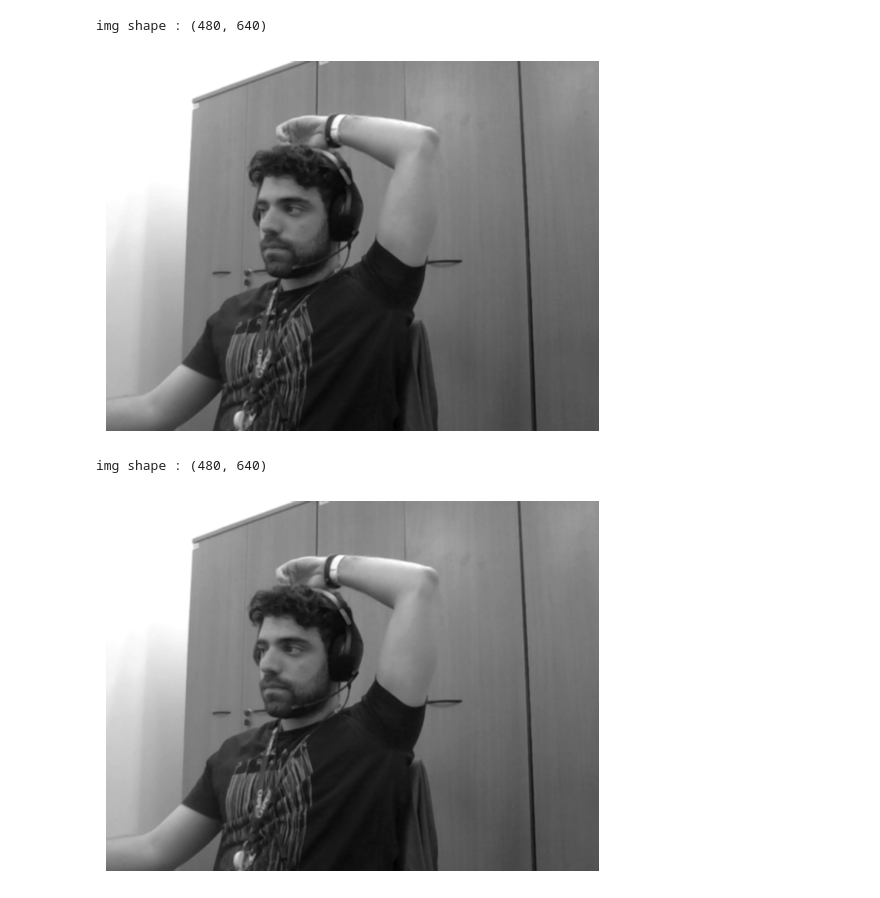
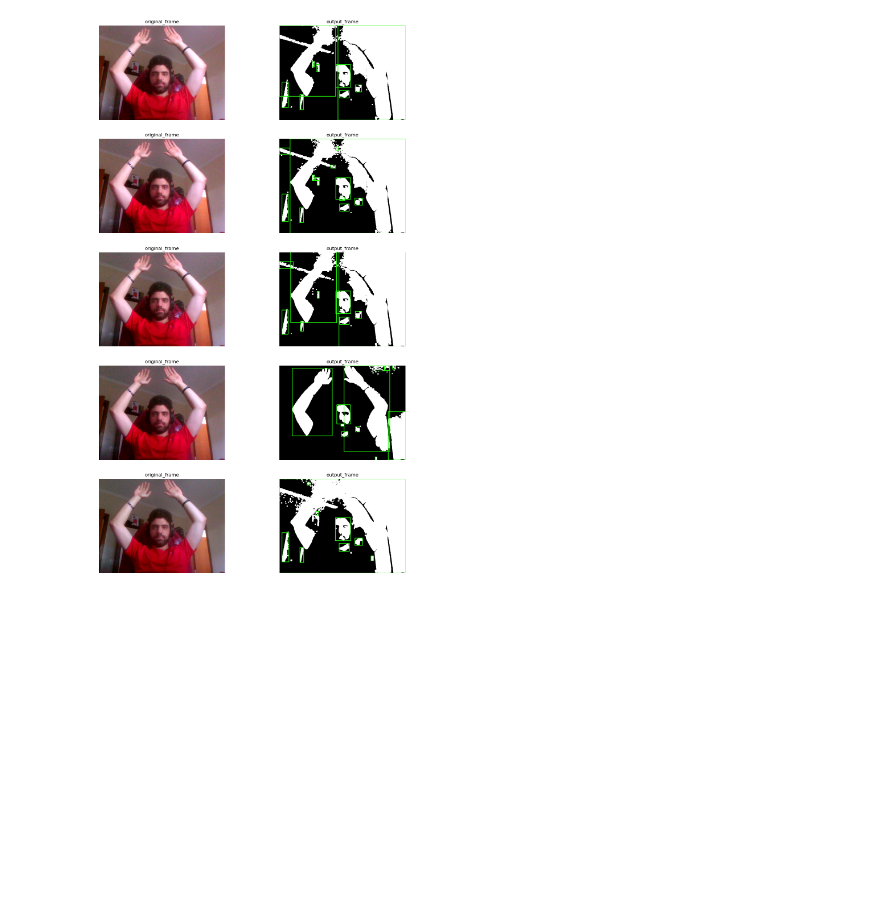
Before and after one commit to borin98/Introdu-o-ao-Processamento-de-Imagem-Digital, a Jupyter notebook: Trabalhos/Trabalho 5/Trabalho5Script.ipynb, the cells around one changed output. Drawn from its saved outputs; the diff is of its cells as text; code cells hidden in the pictures; blank space fills up the shorter version.

Commit message:
Esse commit contém os pré-processamentos feitos. Agora, preciso documentar e tirar a diferença de frame em cada imagem para detetar movimento

```diff
--- a/Trabalhos/Trabalho 5/Trabalho5Script.ipynb
+++ b/Trabalhos/Trabalho 5/Trabalho5Script.ipynb
@@ -105,2 +0,0 @@ def apply_gaussian_blur(dict_imgs: dict[int, np.ndarray], k_size: tuple[int, int
-# %%
-dict_val, _ = create_video_capture()
@@ -112,0 +162,2 @@ The video was successfully saved
+# %%
+dict_val, dict_val_out = create_video_capture(sigma_x=0.5, sigma_y=0.7, frames=30.0)
@@ -113,14 +183,18 @@ The video was successfully saved
 # %%
 # https://www.geeksforgeeks.org/python-create-video-using-multiple-images-using-opencv/
 # https://theailearner.com/2018/10/15/creating-video-from-images-using-opencv-python/
-for i in range(0, 2):
-    print("img shape : {}".format(dict_val[i].shape))
-    plt.imshow(dict_val[i], cmap="gray", vmin=dict_val[i].min(), vmax=dict_val[i].max())
-    plt.axis("off")
-    plt.show()
+_, axe = plt.subplots(5, 2, figsize=(15, 25))
+
+for ax, original_frame, out_frame in zip(axe, dict_val.values(), dict_val_out.values()):
+    ax[0].imshow(original_frame, vmin=original_frame.min(), vmax=original_frame.max())
+    ax[0].set_title("original_frame")
+    ax[0].axis("off")
+
+    ax[1].imshow(out_frame, vmin=out_frame.min(), vmax=out_frame.max())
+    ax[1].set_title("output_frame")
+    ax[1].axis("off")
+
+plt.show()
 # %% [output]
-img shape : (480, 640)
-[figure, old version]
+[figure, new version]
-img shape : (480, 640)
-[figure, removed]
 # %%
```
Also changed, not shown: parts of 5 cells of this notebook.
